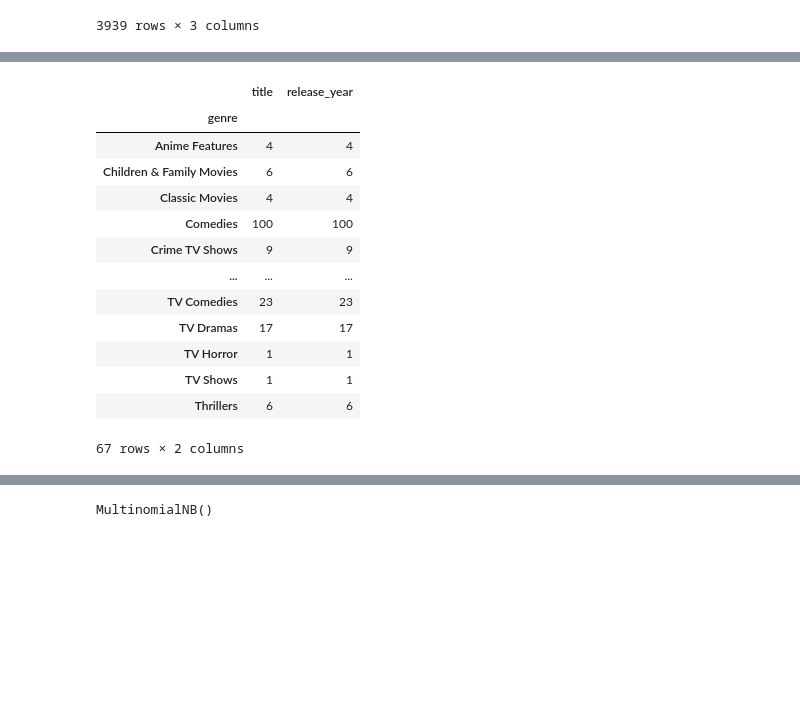
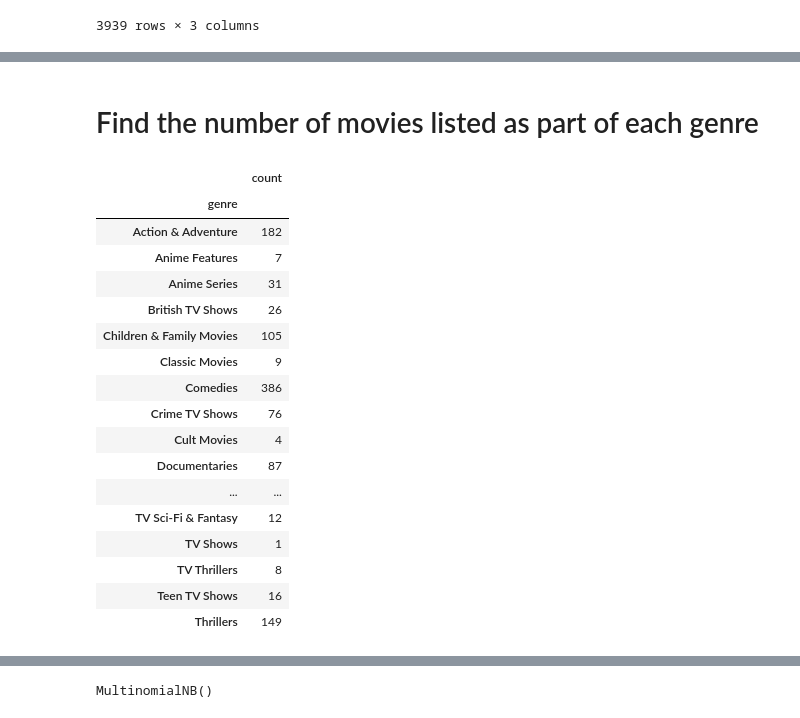
Before and after one commit to anthonybrown0528/csc-442-course-project, a Jupyter notebook: notebook/hw6/genre_description_score_analysis.ipynb, the cells around one changed output, grey strips where cells are left out. Cells and saved outputs as stored; diff of their text form; code cells hidden in the pictures; blank space fills up the shorter version.

```diff
--- a/notebook/hw6/genre_description_score_analysis.ipynb
+++ b/notebook/hw6/genre_description_score_analysis.ipynb
@@ -5,5 +7,5 @@ import pandas as pd
 # %%
-filepath = 'https://raw.githubusercontent.com/anthonybrown0528/csc-442-course-project/refs/heads/main/dataset/clean/netflix_film_imdb_data.csv'
+filepath = 'https://raw.githubusercontent.com/anthonybrown0528/csc-442-course-project/refs/heads/main/dataset/clean/hw6/netflix_film_imdb_scores_cleaned_descriptions_df.csv'
 df = pd.read_csv(filepath)
 # %%
 df.head()
@@ -56,7 +64,7 @@ for _, row in X_train.iterrows():
   for genre in genres:
     movie_genre_map['title'].append(row['title'])
     movie_genre_map['release_year'].append(row['release_year'])
-    movie_genre_map['genre'].append(genre)
+    movie_genre_map['genre'].append(genre.strip())
 # %%
 movie_genre_df = pd.DataFrame(movie_genre_map)
 movie_genre_df
@@ -77,21 +110,27 @@ movie_genre_df
+# %% [markdown]
+# Find the number of movies listed as part of each genre
 # %%
 genre_group = movie_genre_df.groupby(by='genre')
 # %%
-genre_counts_df = genre_group.count()
+genre_counts_df = genre_group.count().drop(columns=['release_year']).rename(columns={'title': 'count'})
 genre_counts_df
 # %% [output]
-|  | title | release_year |
-| genre |  |  |
-| Anime Features | 4 | 4 |
-| Children & Family Movies | 6 | 6 |
-| Classic Movies | 4 | 4 |
-| Comedies | 100 | 100 |
-| Crime TV Shows | 9 | 9 |
-| ... | ... | ... |
-| TV Comedies | 23 | 23 |
-| TV Dramas | 17 | 17 |
-| TV Horror | 1 | 1 |
-| TV Shows | 1 | 1 |
-| Thrillers | 6 | 6 |
+|  | count |
+| genre |  |
+| Action & Adventure | 182 |
+| Anime Features | 7 |
+| Anime Series | 31 |
+| British TV Shows | 26 |
+| Children & Family Movies | 105 |
+| Classic Movies | 9 |
+| Comedies | 386 |
+| Crime TV Shows | 76 |
+| Cult Movies | 4 |
+| Documentaries | 87 |
+| ... | ... |
+| TV Sci-Fi & Fantasy | 12 |
+| TV Shows | 1 |
+| TV Thrillers | 8 |
+| Teen TV Shows | 16 |
+| Thrillers | 149 |
-67 rows × 2 columns
 # %%
```
Also changed, not shown: parts of 32 cells of this notebook.
